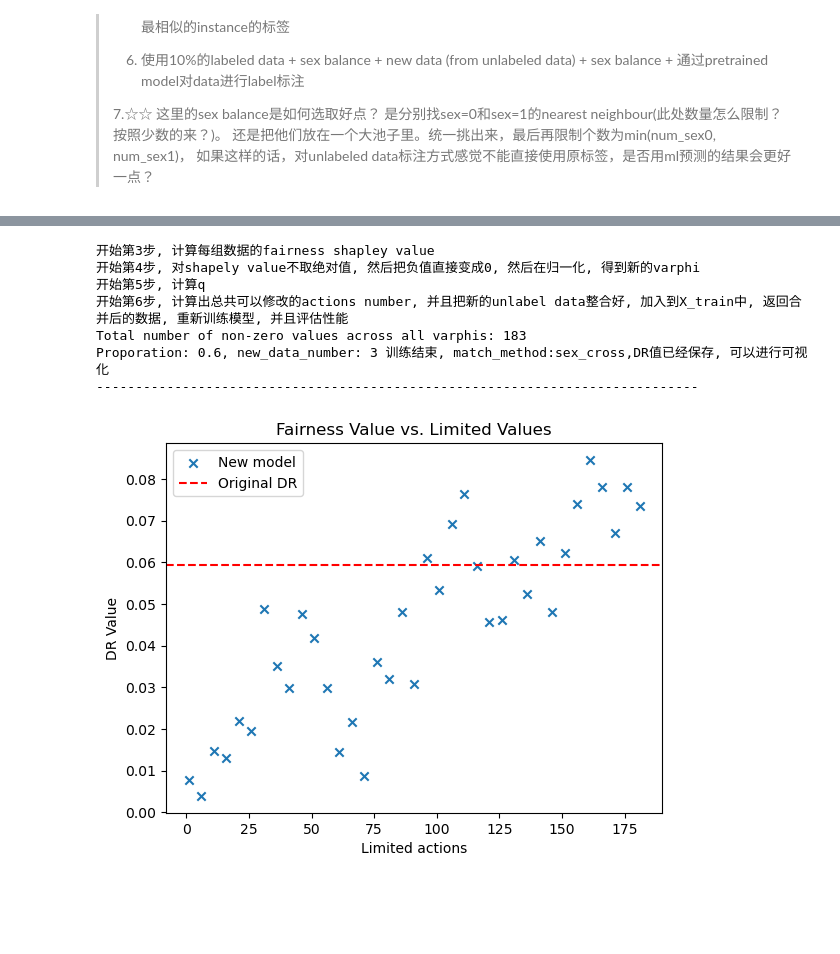
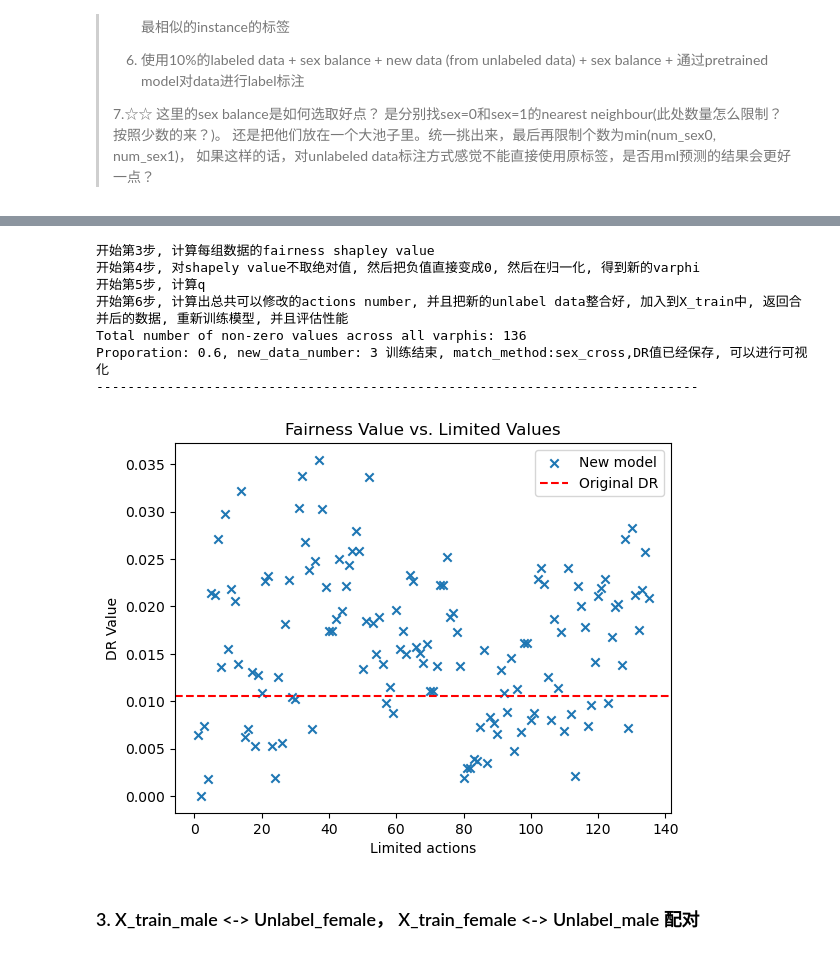
Before and after one commit to youlei202/FairSHAP, a Jupyter notebook: z_demo_germancredit.ipynb, the cells around one changed output, grey strips where cells are left out. Drawn from its saved outputs; the diff is of its cells as text; code cells hidden in the pictures; blank space fills up the shorter version.

Commit message:
german_credit_add_new_plots

```diff
--- a/z_demo_germancredit.ipynb
+++ b/z_demo_germancredit.ipynb
@@ -18,5 +18,5 @@ from sklearn.metrics import accuracy_score
 # %%
 from src.data.unified_dataloader import load_dataset
 
-_, processed_german_credit = load_dataset('german_credit')
+a, processed_german_credit = load_dataset('german_credit')
 _, processed_uci = load_dataset('uci')
@@ -23,4 +35,3 @@ _, processed_uci = load_dataset('uci')
 # %%
-processed_german_credit.rename(columns={'Sex': 'sex'}, inplace=True)
 processed_german_credit.head(3)
 # %% [output]
@@ -388,22 +397,24 @@ Proporation: 0.8, new_data_number: 3 训练结束, match_method:sex_separate,DR
 # %%
-sex_cross_DR_values = my_experiment.get_sex_separate_nn_result(
+sex_cross_DR_values, _ = my_experiment.get_sex_separate_nn_result(
     sex_balance=False,
     proportion=0.6,
     replacement=True,
     num_new_data=3,
     matcher='nn',
     match_method='sex_cross'
 )
 my_experiment.visualize(sex_cross_DR_values)
 # %% [output]
 开始第3步, 计算每组数据的fairness shapley value
 开始第4步, 对shapely value不取绝对值, 然后把负值直接变成0, 然后在归一化, 得到新的varphi
 开始第5步, 计算q
 开始第6步, 计算出总共可以修改的actions number, 并且把新的unlabel data整合好, 加入到X_train中, 返回合并后的数据, 重新训练模型, 并且评估性能
-Total number of non-zero values across all varphis: 183
+Total number of non-zero values across all varphis: 136
 Proporation: 0.6, new_data_number: 3 训练结束, match_method:sex_cross,DR值已经保存, 可以进行可视化
 -----------------------------------------------------------------------------
-[figure, old version]
+[figure, new version]
+# %% [markdown]
+### 3. X_train_male <-> Unlabel_female， X_train_female <-> Unlabel_male 配对
 # %%
 results_sex_cross = my_experiment.combination(match_met='sex_cross')
 # %% [output]
```
Also changed, not shown: parts of 17 cells of this notebook, 2 other files.
